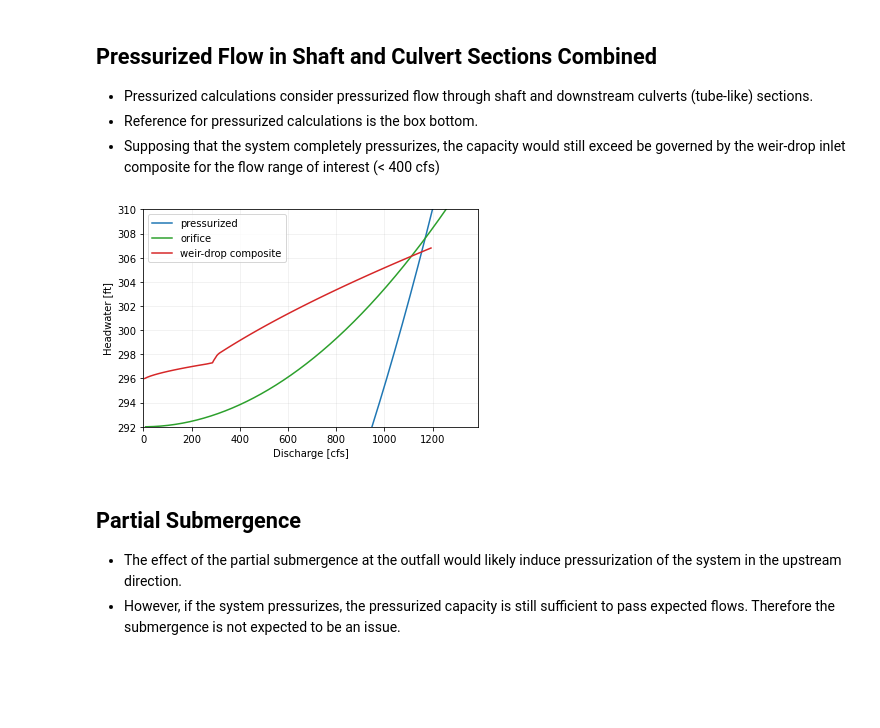
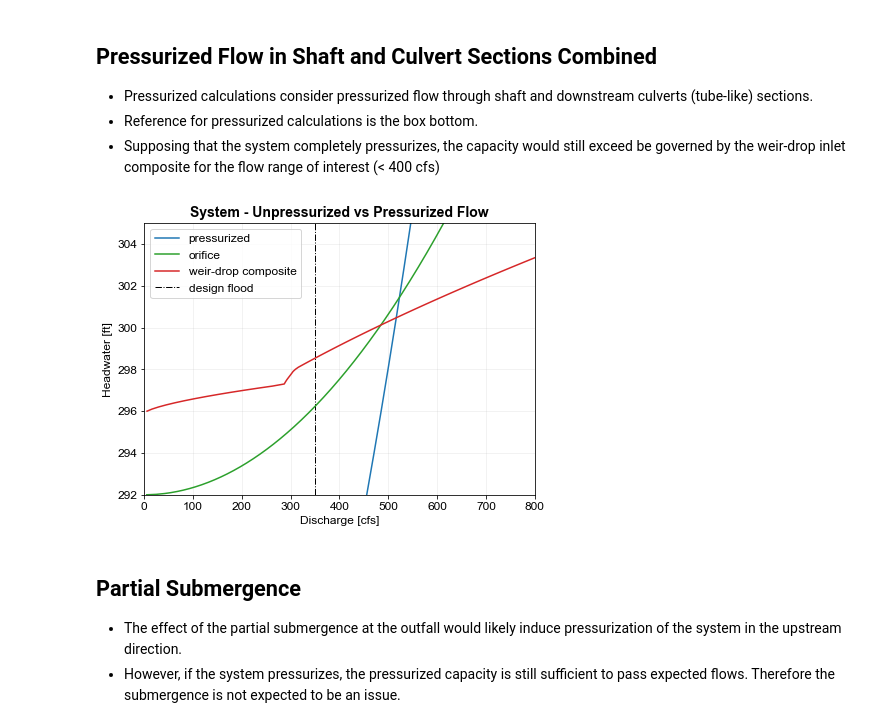
Before and after one commit to kckuei/outlet-hydraulics, a Jupyter notebook: OutletCalcs.ipynb, the cells around one changed output. Drawn from its saved outputs; the diff is of its cells as text; code cells hidden in the pictures; blank space fills up the shorter version.

```diff
--- a/OutletCalcs.ipynb
+++ b/OutletCalcs.ipynb
@@ -3,6 +3,12 @@ import hydra as hy
 import numpy as np
 import pandas as pd
 import matplotlib.pyplot as plt
+from matplotlib import rcParams
+rcParams['font.sans-serif'] = "Arial"
+rcParams['font.family'] = 'sans-serif'
+rcParams['font.size'] = 12
+rcParams['axes.titlesize'] = 14
+rcParams['axes.titleweight'] = "bold"
 from scipy import interpolate
 # %% [markdown]
 # Outlet Characterization
@@ -178,10 +198,10 @@ L = 13 + 292 + 600
 C = 140
 K = 5
 z1, z2 = 292, 261.58
-Cd = 0.65
+Cd = 0.75
 dH = 20
 
-sec = hy.Section(length, diam)
+sec = hy.Section(L, D)
 sec.set_pressurized_params(C, K, z1, z2)
 
 sec.calc_pressurized(dH)
@@ -189,41 +209,46 @@ sec.calc_orifice(A=sec.area,
                  Cd=Cd,
                  H_max=sec.rating_press['heights'].max())
 
-fig, ax = plt.subplots()
+fig, ax = plt.subplots(figsize=(7,5))
 ax.plot(sec.rating_press['Q'],
-        sec.rating_press['heights'] + el_1,
+        sec.rating_press['heights'] + z1,
         c='tab:blue',
         label='pressurized')
 ax.plot(sec.rating_orifice['Q'],
-        sec.rating_orifice['H'] + el_1,
+        sec.rating_orifice['H'] + z1,
         c='tab:green',
         label='orifice')
 
 
 x = np.arange(el_weir_crest, 310, 0.1)
 f1 = interpolate.interp1d(el_weir_crest + weir.rating.height,
                           weir.rating.Q, bounds_error=False)
 f2 = interpolate.interp1d(el_drop_crest + drop_shafts['72'].rating.height,
                           drop_shafts['72'].rating.Q, bounds_error=False)
 df = pd.DataFrame(data={'Q':[min(x1,x2) for x1, x2 in zip(f1(x), f2(x))],
                         'elev':x}).dropna()
 
-
+# Plot weir composite
 ax.plot(df.Q,
         df.elev,
         c='tab:red',
         label='weir-drop composite')
 
+# Plot design flood
+ax.plot([350,350],ax.get_ylim(), 'k-.', lw=1.0, zorder=0, label='design flood')
+
 
 plt.xlabel('Discharge [cfs]')
 plt.ylabel('Headwater [ft]')
-plt.xlim(left=0)
-plt.ylim(bottom=el_1, top=310)
+plt.xlim(left=0, right=800)
+plt.ylim(bottom=z1, top=305)
 plt.grid(which='both', alpha=0.2)
 ax.legend()
+plt.title('System - Unpressurized vs Pressurized Flow')
+plt.savefig(r'.\images\system_pressurized_comparison.svg',dpi=300, bbox_inches='tight')
 plt.show()
 # %% [output]
-[figure, old version]
+[figure, new version]
 # %% [markdown]
 ## Partial Submergence
 * The effect of the partial submergence at the outfall would likely induce pressurization of the system in the upstream direction.
```
Also changed, not shown: parts of 7 cells of this notebook, 8 other files.
